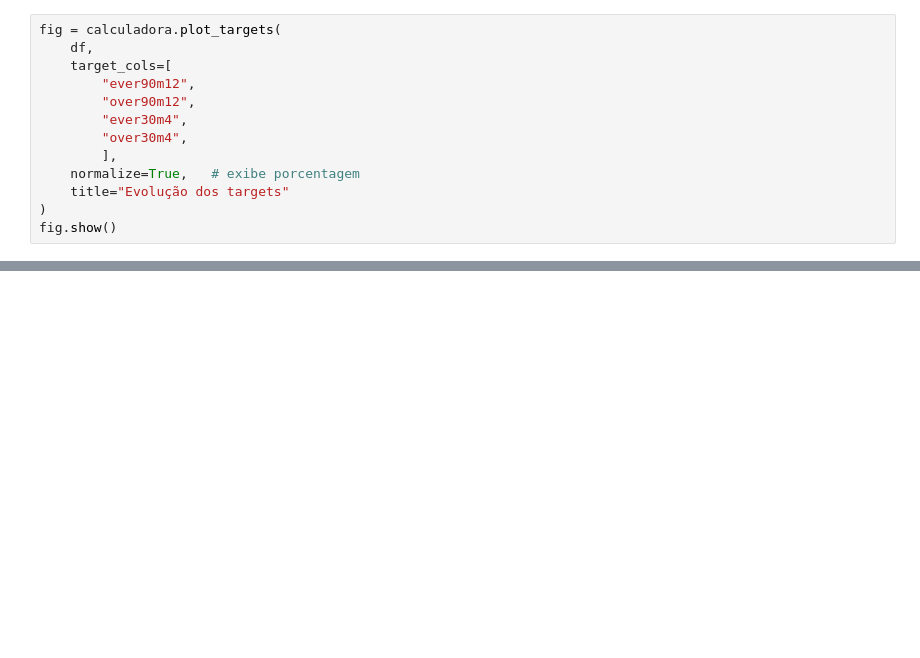
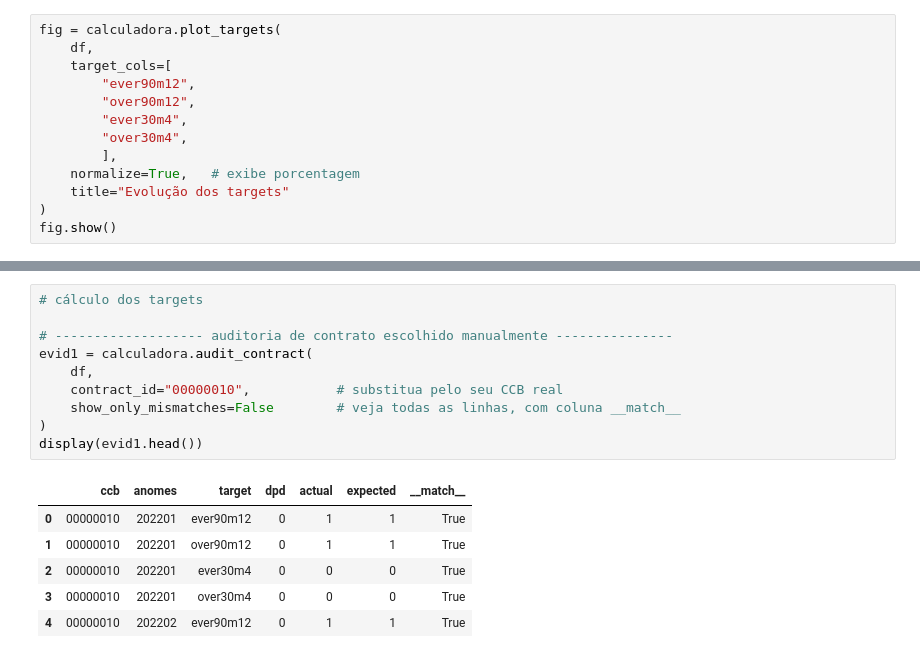
Before and after one commit to joaaomaia/creditlab, a Jupyter notebook: targets/exemplo.ipynb, the cells around one changed output, grey strips where cells are left out. Drawn from its saved outputs; the diff is of its cells as text; blank space fills up the shorter version.

Commit message:
construcao de targets

```diff
--- a/targets/exemplo.ipynb
+++ b/targets/exemplo.ipynb
@@ -180,0 +195,17 @@ fig.show()
+# %%
+# cálculo dos targets
+
+# ------------------- auditoria de contrato escolhido manualmente ---------------
+evid1 = calculadora.audit_contract(
+    df,
+    contract_id="00000010",           # substitua pelo seu CCB real
+    show_only_mismatches=False        # veja todas as linhas, com coluna __match__
+)
+display(evid1.head())
+# %% [output]
+|  | ccb | anomes | target | dpd | actual | expected | __match__ |
+| 0 | 00000010 | 202201 | ever90m12 | 0 | 1 | 1 | True |
+| 1 | 00000010 | 202201 | over90m12 | 0 | 1 | 1 | True |
+| 2 | 00000010 | 202201 | ever30m4 | 0 | 0 | 0 | True |
+| 3 | 00000010 | 202201 | over30m4 | 0 | 0 | 0 | True |
+| 4 | 00000010 | 202202 | ever90m12 | 0 | 1 | 1 | True |
```
Also changed, not shown: parts of 6 cells of this notebook, 1 other file.
